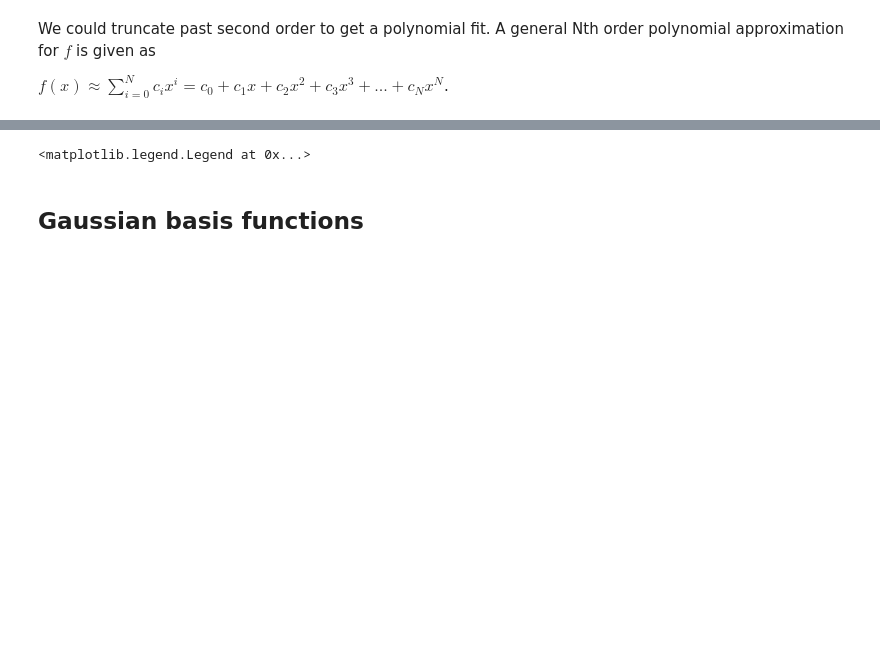
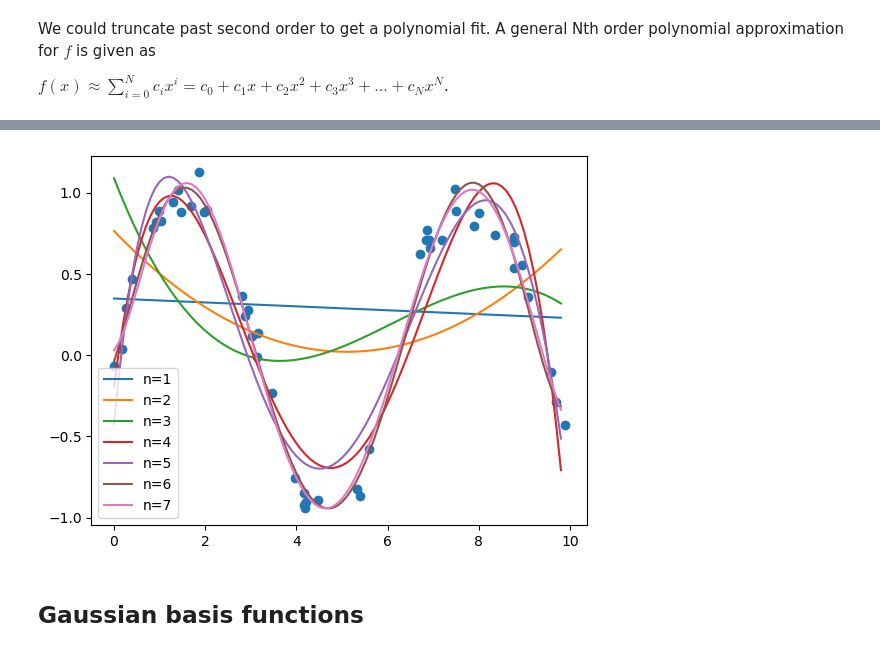
Before and after one commit to mccullaghlab/mccullaghlab.github.io, a Jupyter notebook: Chemistry_Lessons_Jupyter_Notebooks/_build/jupyter_execute/physical_chemistry/quantum_mechanics/basis_functions.ipynb, the cells around one changed output, grey strips where cells are left out. Saved outputs shown, nothing was run; the diff lists cells and outputs as text; code cells hidden in the pictures; blank space fills up the shorter version.

```diff
--- a/Chemistry_Lessons_Jupyter_Notebooks/_build/jupyter_execute/physical_chemistry/quantum_mechanics/basis_functions.ipynb
+++ b/Chemistry_Lessons_Jupyter_Notebooks/_build/jupyter_execute/physical_chemistry/quantum_mechanics/basis_functions.ipynb
@@ -91,8 +92,9 @@ xfit = np.arange(np.amin(x),np.amax(x),0.1)
 A = np.ones(x.size)
 for i in range(1,maxN+1):
     A = np.column_stack((A,np.power(x,i)))
-    cs = np.linalg.lstsq(A,y)[0]
+    cs = np.linalg.lstsq(A,y,rcond=None)[0]
     label = "n="+str(i)
     plt.plot(xfit, poly(xfit,cs),label=label)
 plt.legend()
+plt.show()
 # %% [output]
@@ -101,4 +101,4 @@ To use the future default and silence this warning we advise to pass `rcond=None
-<matplotlib.legend.Legend at 0x...>
+[figure, added]
 # %% [markdown]
 ## Gaussian basis functions
 # %% [markdown]
```
Also changed, not shown: parts of 8 cells of this notebook, 40 other files.
